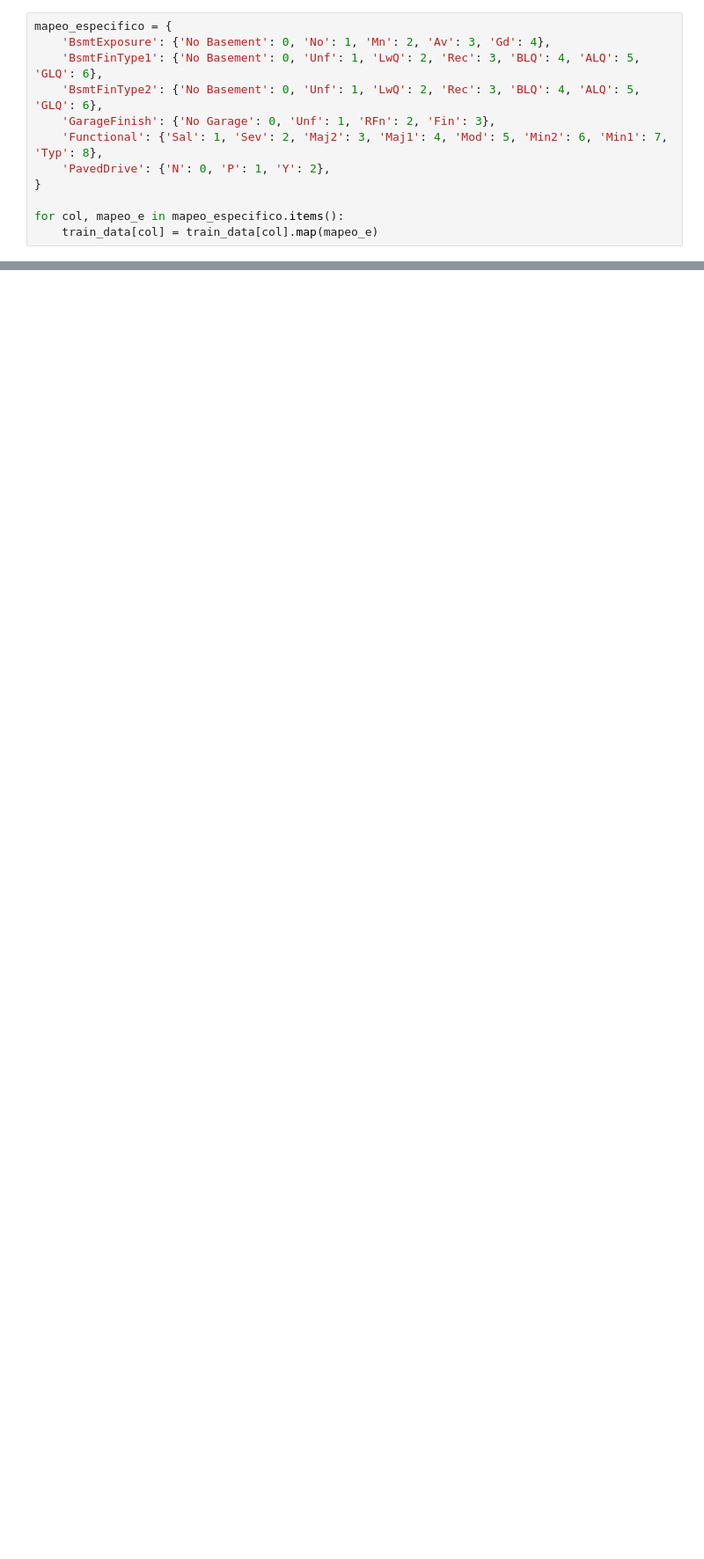
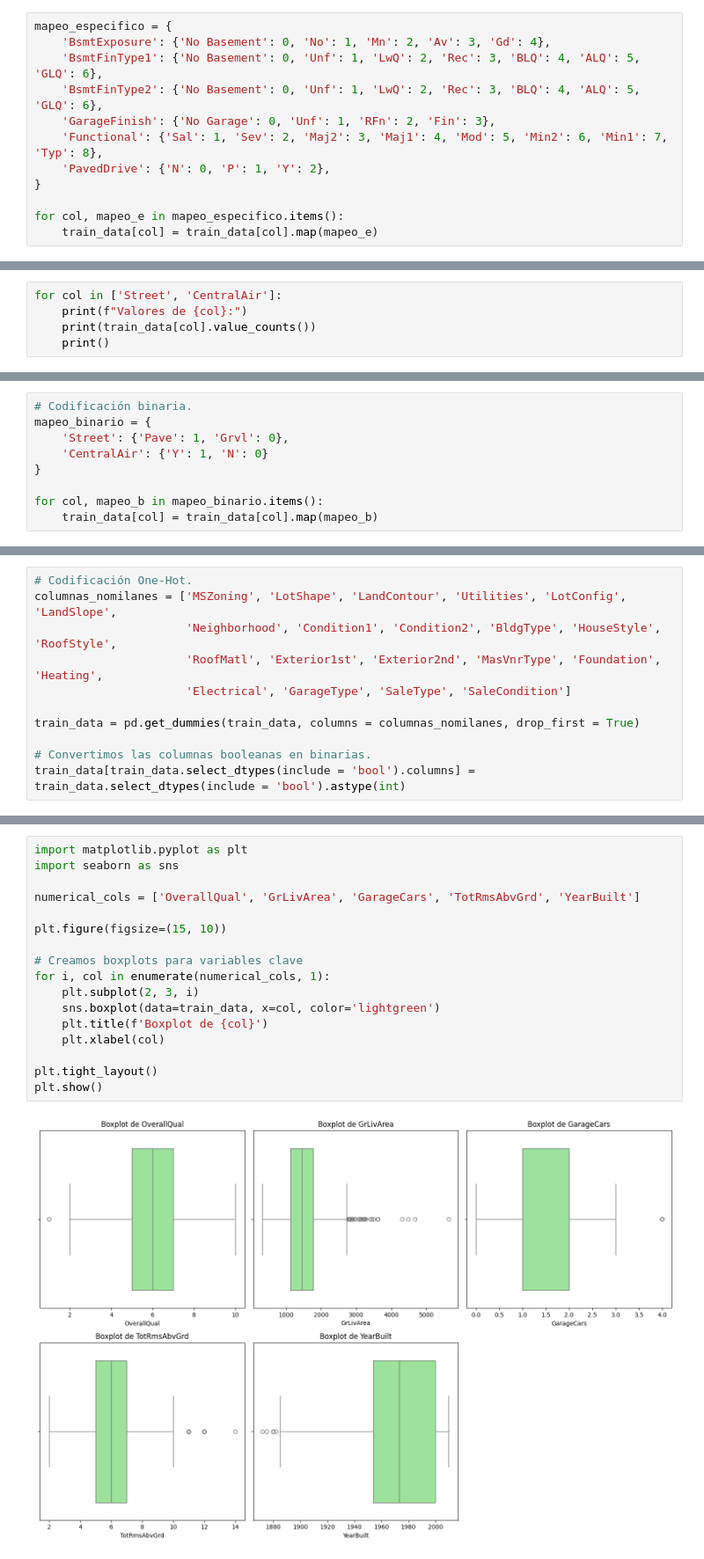
Before and after one commit to rodrigoalegre210/House-Prices-Prediction, a Jupyter notebook: main.ipynb, the cells around one changed output, grey strips where cells are left out. Shown at 88% size. Saved outputs shown, nothing was run; the diff lists cells and outputs as text; blank space fills up the shorter version.

```diff
--- a/main.ipynb
+++ b/main.ipynb
@@ -462,0 +470,5 @@ for col, mapeo_e in mapeo_especifico.items():
+# %%
+for col in ['Street', 'CentralAir']:
+    print(f"Valores de {col}:")
+    print(train_data[col].value_counts())
+    print()
@@ -462,0 +487,9 @@ for col, mapeo_e in mapeo_especifico.items():
+# %%
+# Codificación binaria.
+mapeo_binario = {
+    'Street': {'Pave': 1, 'Grvl': 0},
+    'CentralAir': {'Y': 1, 'N': 0}
+}
+
+for col, mapeo_b in mapeo_binario.items():
+    train_data[col] = train_data[col].map(mapeo_b)
@@ -462,0 +498,11 @@ for col, mapeo_e in mapeo_especifico.items():
+# %%
+# Codificación One-Hot.
+columnas_nomilanes = ['MSZoning', 'LotShape', 'LandContour', 'Utilities', 'LotConfig', 'LandSlope',
+                      'Neighborhood', 'Condition1', 'Condition2', 'BldgType', 'HouseStyle', 'RoofStyle',
+                      'RoofMatl', 'Exterior1st', 'Exterior2nd', 'MasVnrType', 'Foundation', 'Heating',
+                      'Electrical', 'GarageType', 'SaleType', 'SaleCondition']
+
+train_data = pd.get_dummies(train_data, columns = columnas_nomilanes, drop_first = True)
+
+# Convertimos las columnas booleanas en binarias.
+train_data[train_data.select_dtypes(include = 'bool').columns] = train_data.select_dtypes(include = 'bool').astype(int)
@@ -462,0 +548,19 @@ for col, mapeo_e in mapeo_especifico.items():
+# %%
+import matplotlib.pyplot as plt
+import seaborn as sns
+
+numerical_cols = ['OverallQual', 'GrLivArea', 'GarageCars', 'TotRmsAbvGrd', 'YearBuilt']
+
+plt.figure(figsize=(15, 10))
+
+# Creamos boxplots para variables clave
+for i, col in enumerate(numerical_cols, 1):
+    plt.subplot(2, 3, i)
+    sns.boxplot(data=train_data, x=col, color='lightgreen')
+    plt.title(f'Boxplot de {col}')
+    plt.xlabel(col)
+
+plt.tight_layout()
+plt.show()
+# %% [output]
+[figure, added]
```
Also changed, not shown: parts of 20 cells of this notebook.
